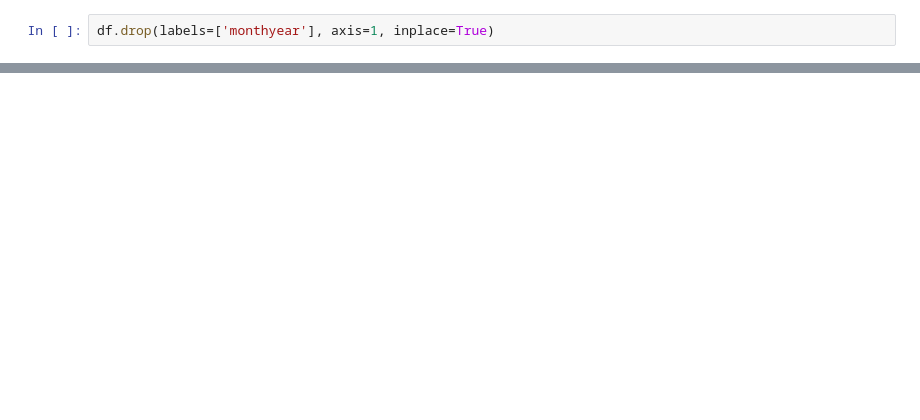
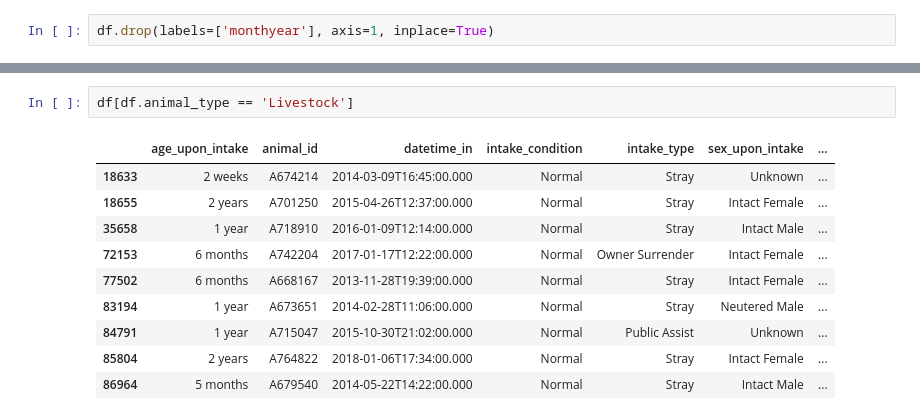
Before and after one commit to luketibbott/kojak, a Jupyter notebook: animal-eda.ipynb, the cells around one changed output, grey strips where cells are left out. Drawn from its saved outputs; the diff is of its cells as text; blank space fills up the shorter version.

```diff
--- a/animal-eda.ipynb
+++ b/animal-eda.ipynb
@@ -105,0 +114,13 @@ df.shape
+# %%
+df[df.animal_type == 'Livestock']
+# %% [output]
+|  | age_upon_intake | animal_id | datetime_in | intake_condition | intake_type | sex_upon_intake | ... |
+| 18633 | 2 weeks | A674214 | 2014-03-09T16:45:00.000 | Normal | Stray | Unknown | ... |
+| 18655 | 2 years | A701250 | 2015-04-26T12:37:00.000 | Normal | Stray | Intact Female | ... |
+| 35658 | 1 year | A718910 | 2016-01-09T12:14:00.000 | Normal | Stray | Intact Male | ... |
+| 72153 | 6 months | A742204 | 2017-01-17T12:22:00.000 | Normal | Owner Surrender | Intact Female | ... |
+| 77502 | 6 months | A668167 | 2013-11-28T19:39:00.000 | Normal | Stray | Intact Female | ... |
+| 83194 | 1 year | A673651 | 2014-02-28T11:06:00.000 | Normal | Stray | Neutered Male | ... |
+| 84791 | 1 year | A715047 | 2015-10-30T21:02:00.000 | Normal | Public Assist | Unknown | ... |
+| 85804 | 2 years | A764822 | 2018-01-06T17:34:00.000 | Normal | Stray | Intact Female | ... |
+| 86964 | 5 months | A679540 | 2014-05-22T14:22:00.000 | Normal | Stray | Intact Male | ... |
```
Also changed, not shown: parts of 12 cells of this notebook.
